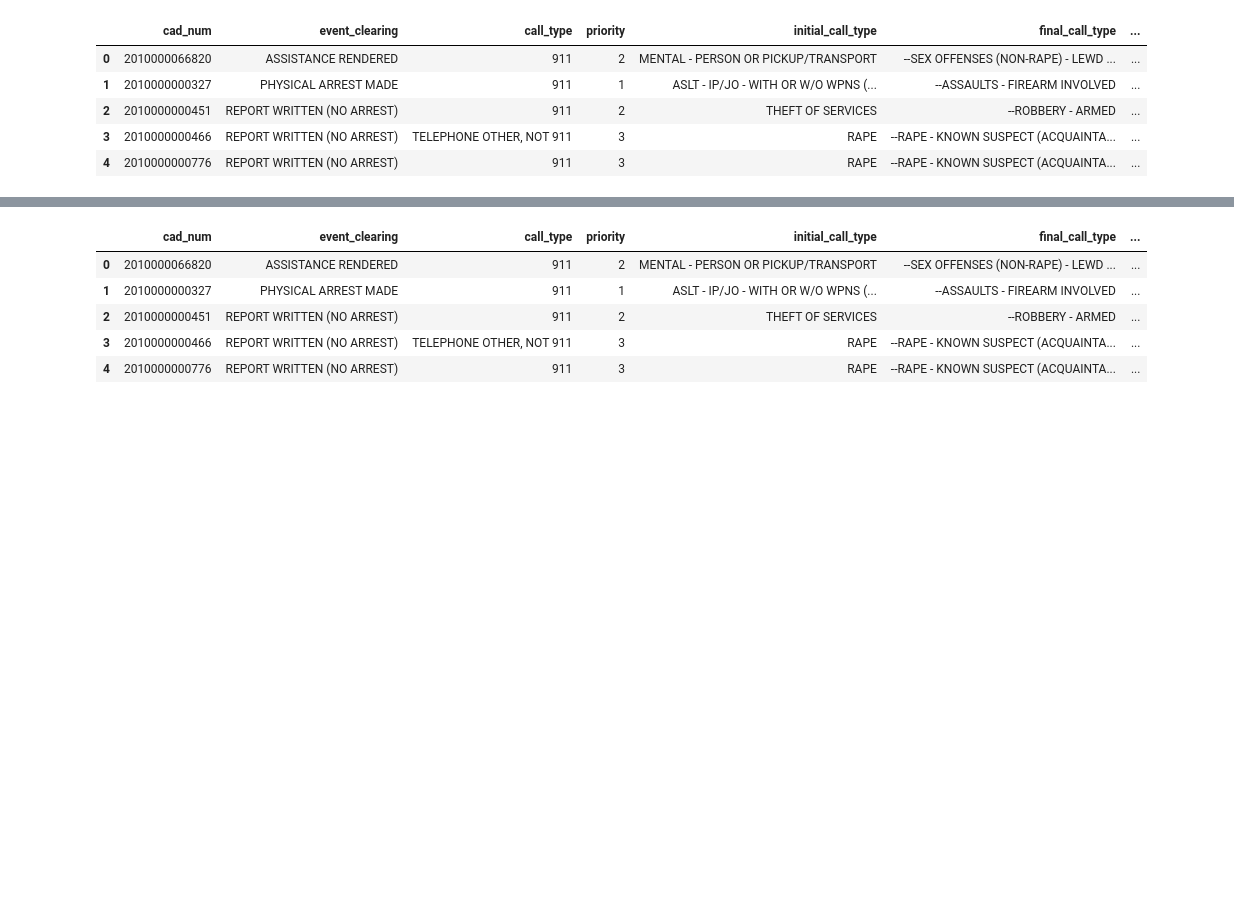
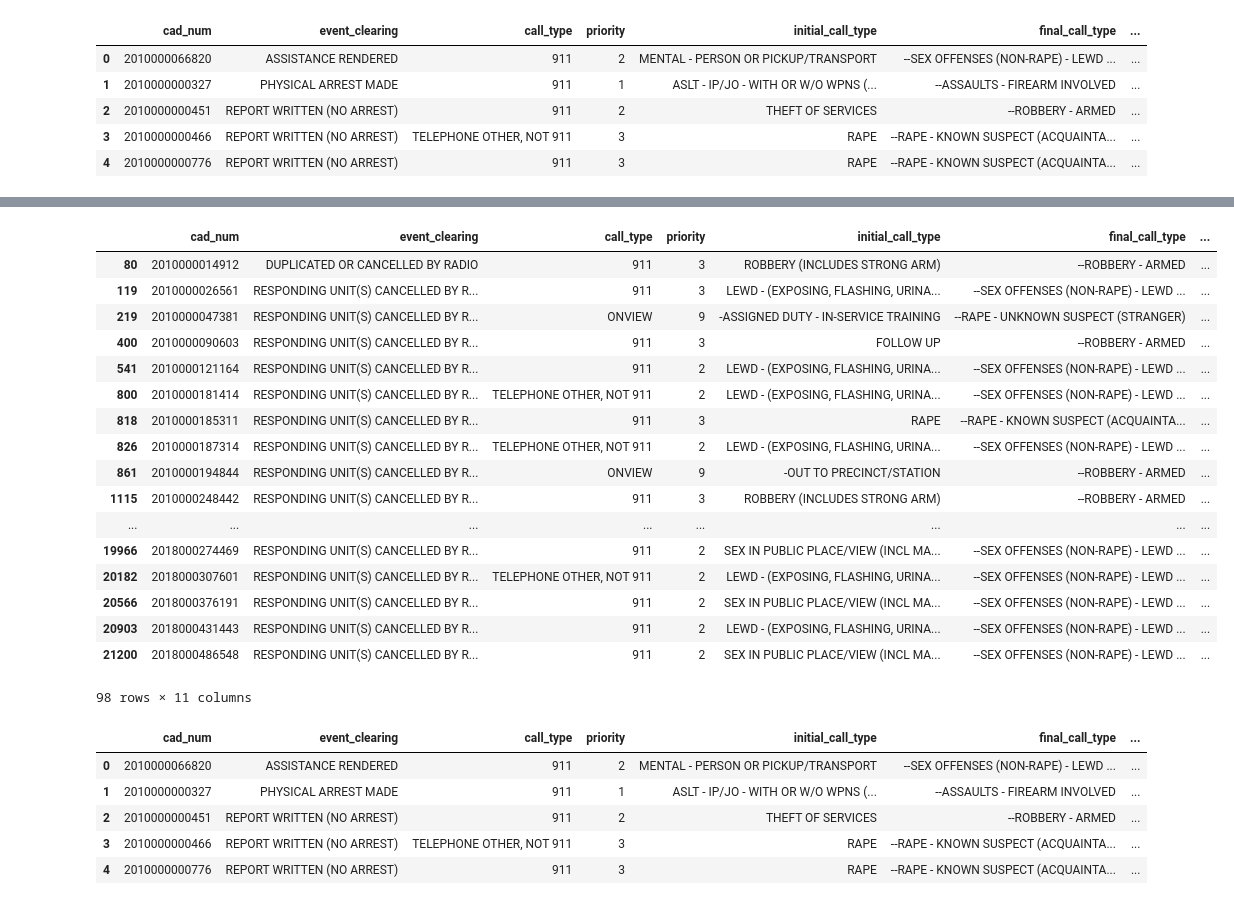
Before and after one commit to teacupwoozy/spd_notebook_archive, a Jupyter notebook: spd_notebook/2010-2018_sexcrimes_violentcrimes.ipynb, the cells around one changed output, grey strips where cells are left out. Saved outputs shown, nothing was run; the diff lists cells and outputs as text; code cells hidden in the pictures; blank space fills up the shorter version.

Commit message:
pre-delete cxl's calls

```diff
--- a/spd_notebook/2010-2018_sexcrimes_violentcrimes.ipynb
+++ b/spd_notebook/2010-2018_sexcrimes_violentcrimes.ipynb
@@ -40,3 +66,28 @@ data.head(5)
+# %%
+# All calls cancelled by dispatch
+# Need to delete these rows
+
+cancelled_calls = data[data.event_clearing.str.contains("CANCELLED")]
+cancelled_calls
+# %% [output]
+|  | cad_num | event_clearing | call_type | priority | initial_call_type | final_call_type | ... |
+| 80 | 2010000014912 | DUPLICATED OR CANCELLED BY RADIO | 911 | 3 | ROBBERY (INCLUDES STRONG ARM) | --ROBBERY - ARMED | ... |
+| 119 | 2010000026561 | RESPONDING UNIT(S) CANCELLED BY R... | 911 | 3 | LEWD - (EXPOSING, FLASHING, URINA... | --SEX OFFENSES (NON-RAPE) - LEWD ... | ... |
+| 219 | 2010000047381 | RESPONDING UNIT(S) CANCELLED BY R... | ONVIEW | 9 | -ASSIGNED DUTY - IN-SERVICE TRAINING | --RAPE - UNKNOWN SUSPECT (STRANGER) | ... |
+| 400 | 2010000090603 | RESPONDING UNIT(S) CANCELLED BY R... | 911 | 3 | FOLLOW UP | --ROBBERY - ARMED | ... |
+| 541 | 2010000121164 | RESPONDING UNIT(S) CANCELLED BY R... | 911 | 2 | LEWD - (EXPOSING, FLASHING, URINA... | --SEX OFFENSES (NON-RAPE) - LEWD ... | ... |
+| 800 | 2010000181414 | RESPONDING UNIT(S) CANCELLED BY R... | TELEPHONE OTHER, NOT 911 | 2 | LEWD - (EXPOSING, FLASHING, URINA... | --SEX OFFENSES (NON-RAPE) - LEWD ... | ... |
+| 818 | 2010000185311 | RESPONDING UNIT(S) CANCELLED BY R... | 911 | 3 | RAPE | --RAPE - KNOWN SUSPECT (ACQUAINTA... | ... |
+| 826 | 2010000187314 | RESPONDING UNIT(S) CANCELLED BY R... | TELEPHONE OTHER, NOT 911 | 2 | LEWD - (EXPOSING, FLASHING, URINA... | --SEX OFFENSES (NON-RAPE) - LEWD ... | ... |
+| 861 | 2010000194844 | RESPONDING UNIT(S) CANCELLED BY R... | ONVIEW | 9 | -OUT TO PRECINCT/STATION | --ROBBERY - ARMED | ... |
+| 1115 | 2010000248442 | RESPONDING UNIT(S) CANCELLED BY R... | 911 | 3 | ROBBERY (INCLUDES STRONG ARM) | --ROBBERY - ARMED | ... |
+| ... | ... | ... | ... | ... | ... | ... | ... |
+| 19966 | 2018000274469 | RESPONDING UNIT(S) CANCELLED BY R... | 911 | 2 | SEX IN PUBLIC PLACE/VIEW (INCL MA... | --SEX OFFENSES (NON-RAPE) - LEWD ... | ... |
+| 20182 | 2018000307601 | RESPONDING UNIT(S) CANCELLED BY R... | TELEPHONE OTHER, NOT 911 | 2 | LEWD - (EXPOSING, FLASHING, URINA... | --SEX OFFENSES (NON-RAPE) - LEWD ... | ... |
+| 20566 | 2018000376191 | RESPONDING UNIT(S) CANCELLED BY R... | 911 | 2 | SEX IN PUBLIC PLACE/VIEW (INCL MA... | --SEX OFFENSES (NON-RAPE) - LEWD ... | ... |
+| 20903 | 2018000431443 | RESPONDING UNIT(S) CANCELLED BY R... | 911 | 2 | LEWD - (EXPOSING, FLASHING, URINA... | --SEX OFFENSES (NON-RAPE) - LEWD ... | ... |
+| 21200 | 2018000486548 | RESPONDING UNIT(S) CANCELLED BY R... | 911 | 2 | SEX IN PUBLIC PLACE/VIEW (INCL MA... | --SEX OFFENSES (NON-RAPE) - LEWD ... | ... |
+98 rows × 11 columns
 # %%
 # Change original_time_queued to datetime
 
```
Also changed, not shown: parts of 7 cells of this notebook.
